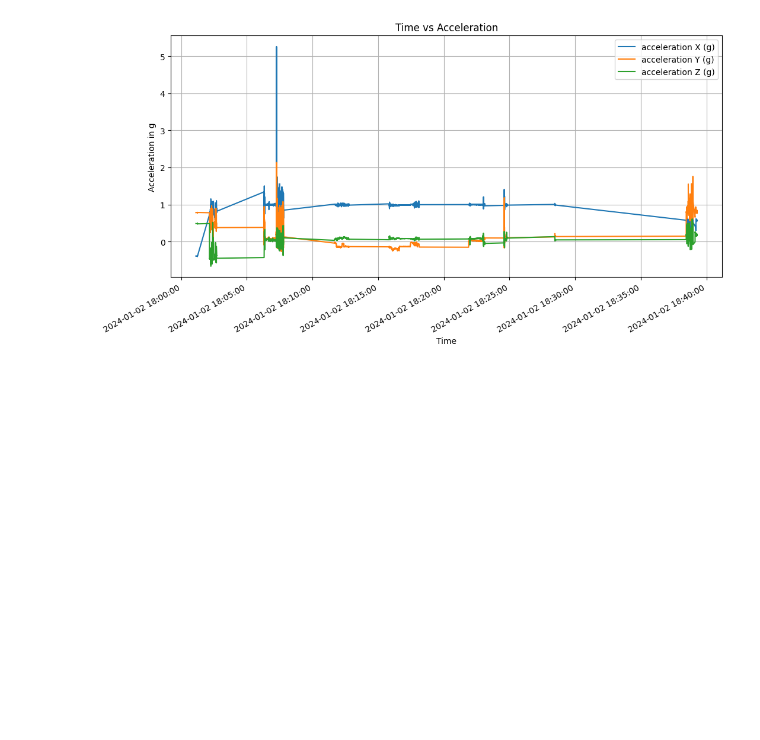
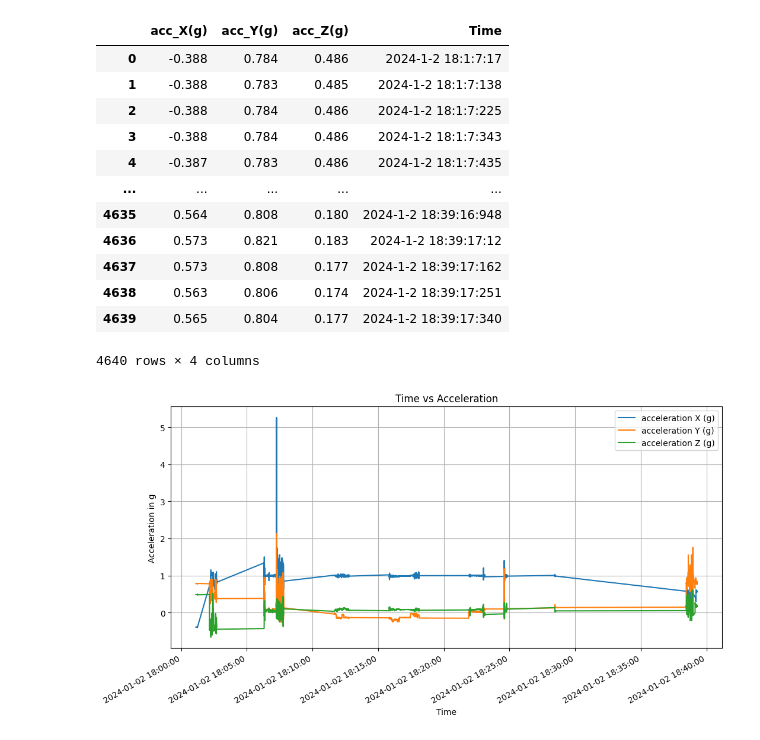
Before and after one commit to bill-unitech2021/motion_recognition_with_sensor_data, a Jupyter notebook: motion_analysis.ipynb, the cells around one changed output. Cells and saved outputs as stored; diff of their text form; code cells hidden in the pictures; blank space fills up the shorter version.

```diff
--- a/motion_analysis.ipynb
+++ b/motion_analysis.ipynb
@@ -9,3 +10,19 @@ data = df[['加速度X(g)', '加速度Y(g)', '加速度Z(g)', '时间']]
+# %%
+data
+# %% [output]
+|  | acc_X(g) | acc_Y(g) | acc_Z(g) | Time |
+| 0 | -0.388 | 0.784 | 0.486 | 2024-1-2 18:1:7:17 |
+| 1 | -0.388 | 0.783 | 0.485 | 2024-1-2 18:1:7:138 |
+| 2 | -0.388 | 0.784 | 0.486 | 2024-1-2 18:1:7:225 |
+| 3 | -0.388 | 0.784 | 0.486 | 2024-1-2 18:1:7:343 |
+| 4 | -0.387 | 0.783 | 0.486 | 2024-1-2 18:1:7:435 |
+| ... | ... | ... | ... | ... |
+| 4635 | 0.564 | 0.808 | 0.180 | 2024-1-2 18:39:16:948 |
+| 4636 | 0.573 | 0.821 | 0.183 | 2024-1-2 18:39:17:12 |
+| 4637 | 0.573 | 0.808 | 0.177 | 2024-1-2 18:39:17:162 |
+| 4638 | 0.563 | 0.806 | 0.174 | 2024-1-2 18:39:17:251 |
+| 4639 | 0.565 | 0.804 | 0.177 | 2024-1-2 18:39:17:340 |
+4640 rows × 4 columns
 # %%
 import matplotlib.pyplot as plt
 import matplotlib.dates as mdates
```
Also changed, not shown: parts of 6 cells of this notebook.
